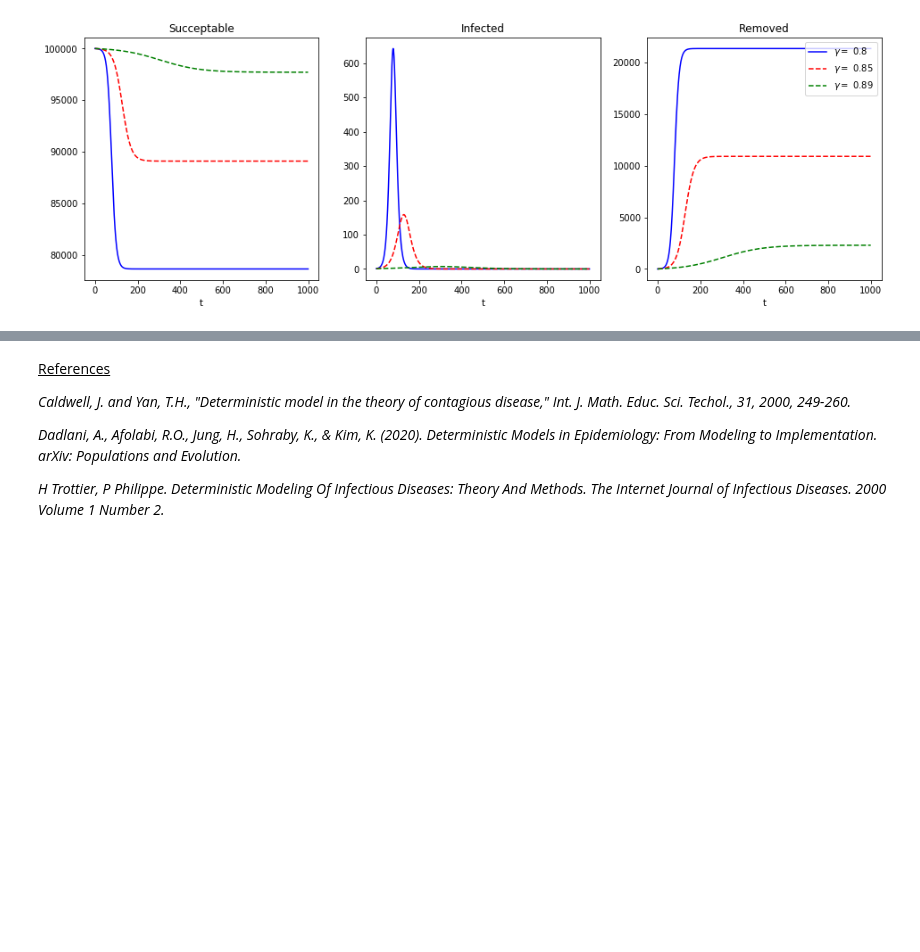
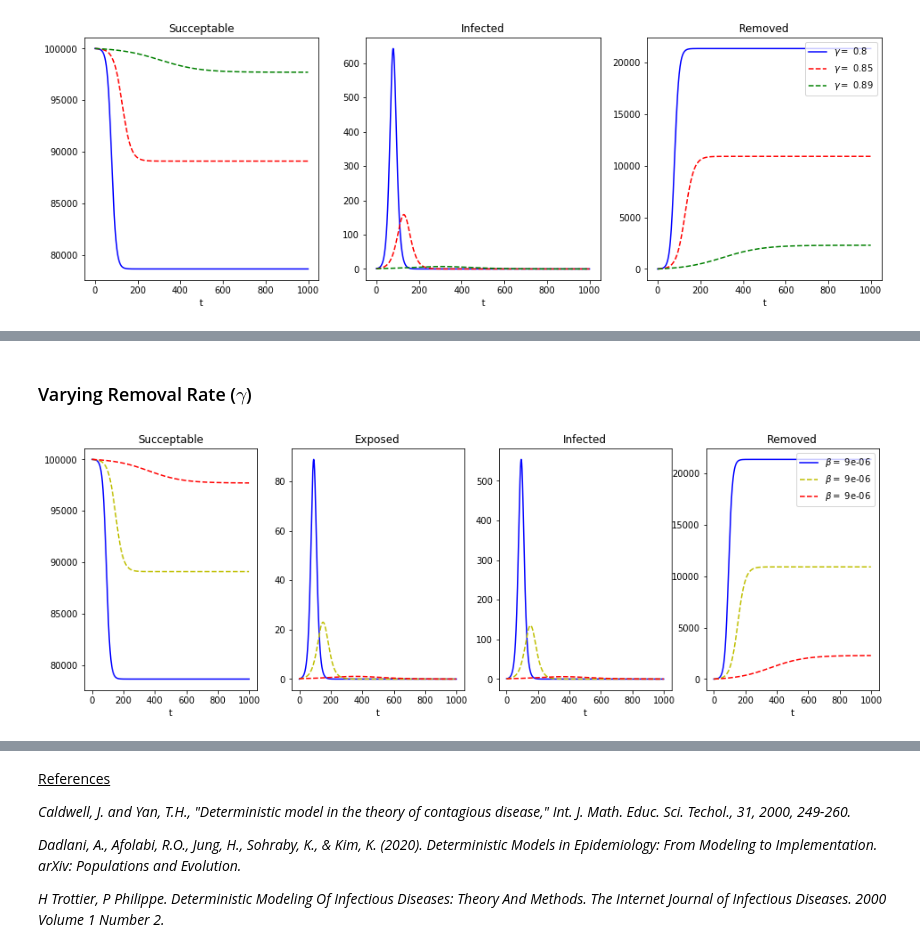
Before and after one commit to samroon2/math_models, a Jupyter notebook: deterministic_modelling_of_contagious_disease.ipynb, the cells around one changed output, grey strips where cells are left out. Cells and saved outputs as stored; diff of their text form; code cells hidden in the pictures; blank space fills up the shorter version.

```diff
--- a/deterministic_modelling_of_contagious_disease.ipynb
+++ b/deterministic_modelling_of_contagious_disease.ipynb
@@ -184,0 +343,40 @@ Again we see a pretty clear effect as we reduce the removal rate the steeper the
+# %% [markdown]
+### Varying Removal Rate ($\gamma$)
+# %%
+f, (ax1, ax2, ax3, ax4) = plt.subplots(1, 4, figsize=(16,5))
+for idx, gamma in enumerate([0.8, 0.85, 0.89]): # removal rate
+
+    beta = 9e-6 # infection rate
+    alpha = 5
+
+    def contagious_disease(x, t):
+        S = x[0] # Succeptable
+        E = x[1] # Exposed
+        I = x[2] # Infected
+        R = x[3] # Removed
+        dSdt = -beta * S * I
+        dEdt = (beta * S * I) - (alpha * E)
+        dIdt = (alpha * E) - (gamma * I)
+        dRdt = gamma * I
+        return [dSdt, dEdt, dIdt, dRdt]
+
+    # Our initial conditions: 99999 succeptable, 1 infected, 0 removed.
+    x0 = [99998, 0, 1, 0]
+
+    t = range(2000)
+    res = odeint(contagious_disease, x0, t)
+
+    t = range(1000)
+    res = odeint(contagious_disease, x0, t)
+    cols = ['b-', 'y--', 'r--', 'g--']
+    axs = [ax1, ax2, ax3, ax4]
+    titles = ['Succeptable', 'Exposed', 'Infected', 'Removed']
+    for i in range(4):
+        axs[i].plot(t,res[:,i],cols[idx],label=r'$\beta=$ ' + str(beta))
+        axs[i].set_title(titles[i])
+        axs[i].set_xlabel('t')
+
+plt.legend(loc='upper right')
+plt.show()
+# %% [output]
+[figure, added]
```
Also changed, not shown: parts of 16 cells of this notebook.
